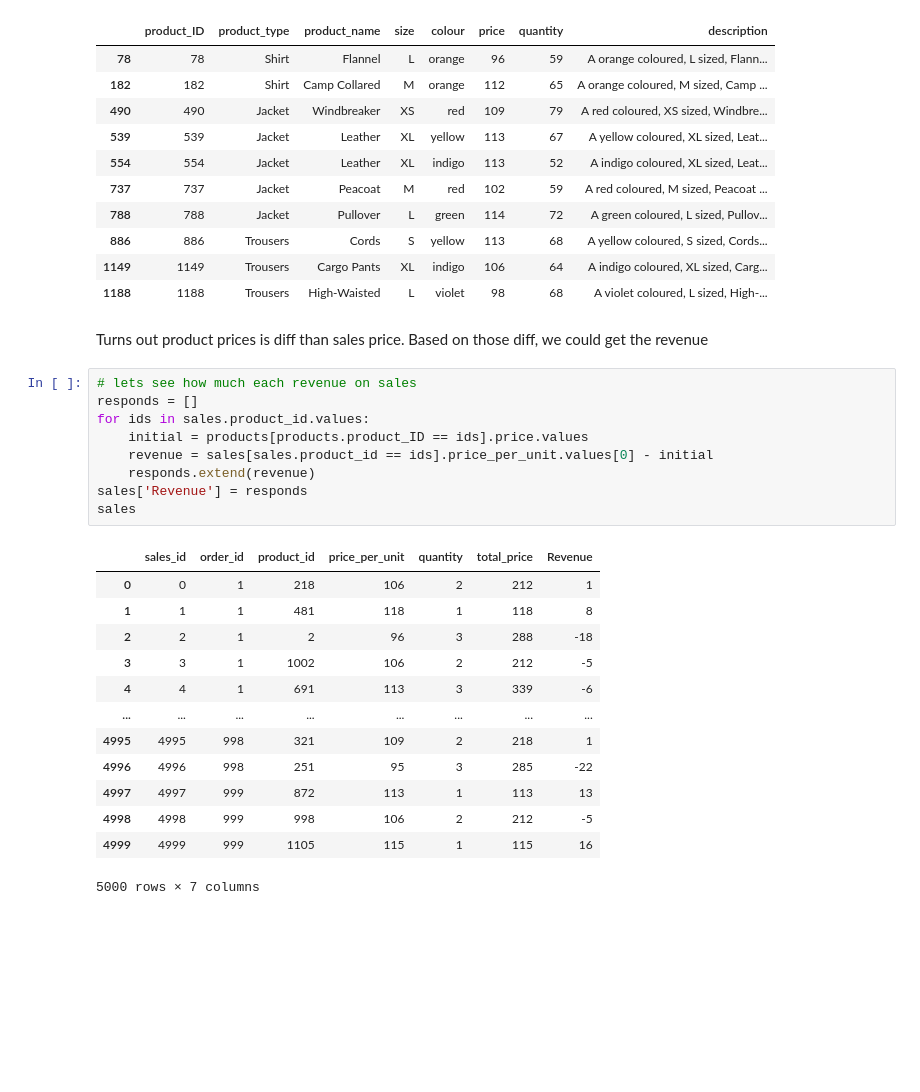
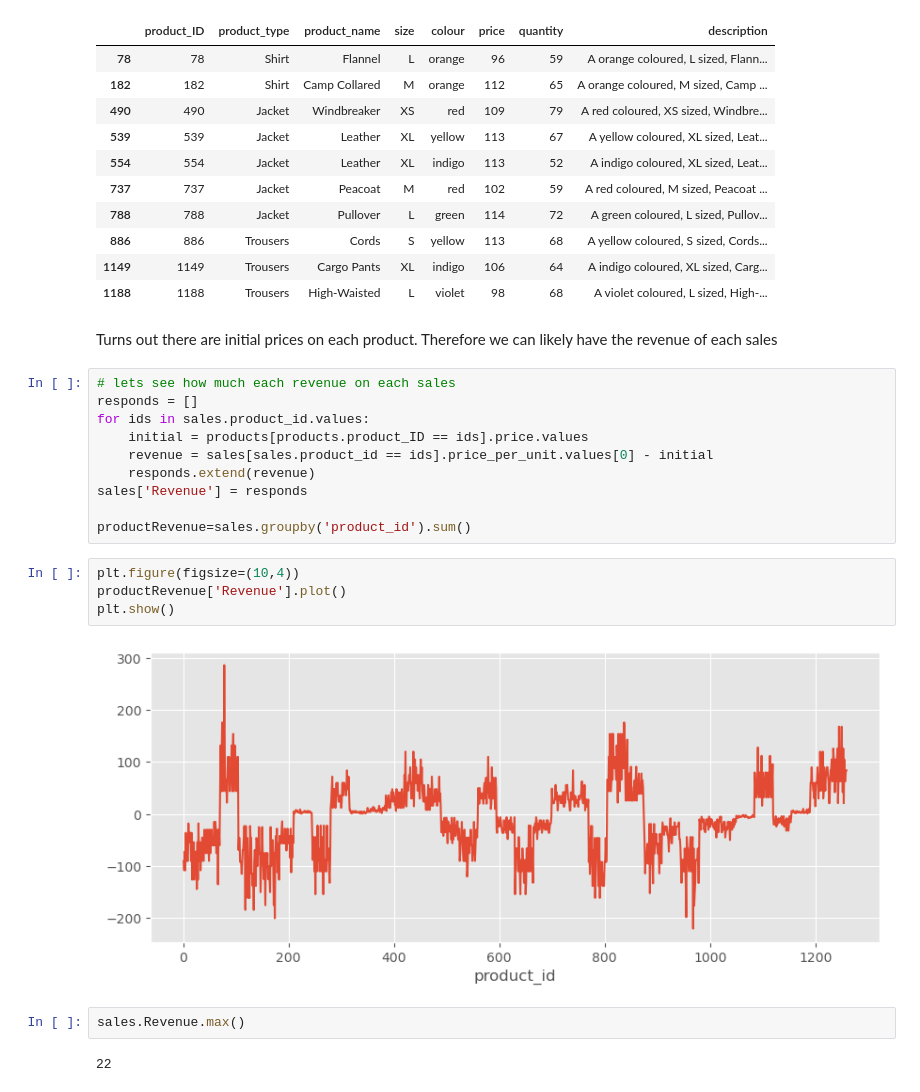
Before and after one commit to nuwbie-11/DataAnalytics101, a Jupyter notebook: shopping-cart-database/shopping.ipynb, the cells around one changed output. Cells and saved outputs as stored; diff of their text form; blank space fills up the shorter version.

```diff
--- a/shopping-cart-database/shopping.ipynb
+++ b/shopping-cart-database/shopping.ipynb
@@ -185,28 +209,25 @@ products[products.product_ID.isin(NonBinerBoughts)]
 | 886 | 886 | Trousers | Cords | S | yellow | 113 | 68 | A yellow coloured, S sized, Cords... |
 | 1149 | 1149 | Trousers | Cargo Pants | XL | indigo | 106 | 64 | A indigo coloured, XL sized, Carg... |
 | 1188 | 1188 | Trousers | High-Waisted | L | violet | 98 | 68 | A violet coloured, L sized, High-... |
-# %% [markdown]
-Turns out product prices is diff than sales price. Based on those diff, we could get the revenue
+# %% [markdown]
+Turns out there are initial prices on each product. Therefore we can likely have the revenue of each sales
 # %%
-# lets see how much each revenue on sales
+# lets see how much each revenue on each sales
 responds = []
 for ids in sales.product_id.values:
     initial = products[products.product_ID == ids].price.values
     revenue = sales[sales.product_id == ids].price_per_unit.values[0] - initial
     responds.extend(revenue)
 sales['Revenue'] = responds
-sales
+
+productRevenue=sales.groupby('product_id').sum()
-# %% [output]
-|  | sales_id | order_id | product_id | price_per_unit | quantity | total_price | Revenue |
-| 0 | 0 | 1 | 218 | 106 | 2 | 212 | 1 |
-| 1 | 1 | 1 | 481 | 118 | 1 | 118 | 8 |
-| 2 | 2 | 1 | 2 | 96 | 3 | 288 | -18 |
-| 3 | 3 | 1 | 1002 | 106 | 2 | 212 | -5 |
-| 4 | 4 | 1 | 691 | 113 | 3 | 339 | -6 |
-| ... | ... | ... | ... | ... | ... | ... | ... |
-| 4995 | 4995 | 998 | 321 | 109 | 2 | 218 | 1 |
-| 4996 | 4996 | 998 | 251 | 95 | 3 | 285 | -22 |
-| 4997 | 4997 | 999 | 872 | 113 | 1 | 113 | 13 |
-| 4998 | 4998 | 999 | 998 | 106 | 2 | 212 | -5 |
-| 4999 | 4999 | 999 | 1105 | 115 | 1 | 115 | 16 |
-5000 rows × 7 columns
+# %%
+plt.figure(figsize=(10,4))
+productRevenue['Revenue'].plot()
+plt.show()
+# %% [output]
+[figure, added]
+# %%
+sales.Revenue.max()
+# %% [output]
+22
```
Also changed, not shown: parts of 30 cells of this notebook, 1 other file.
